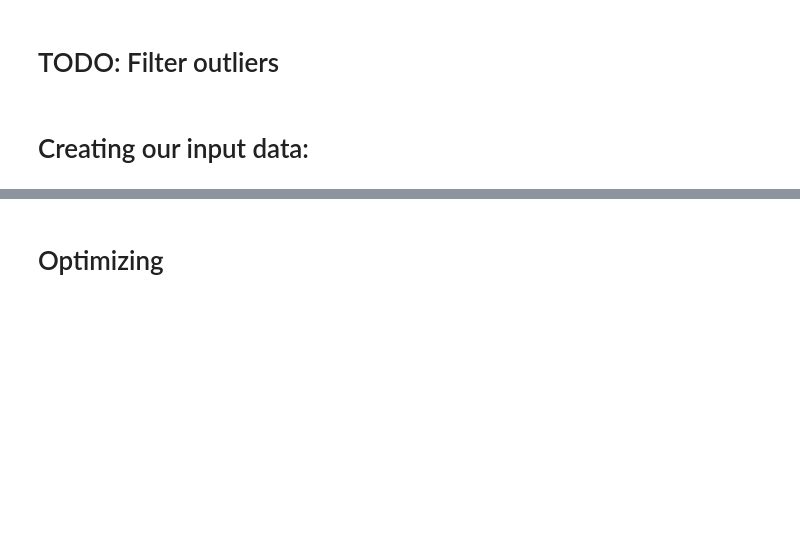
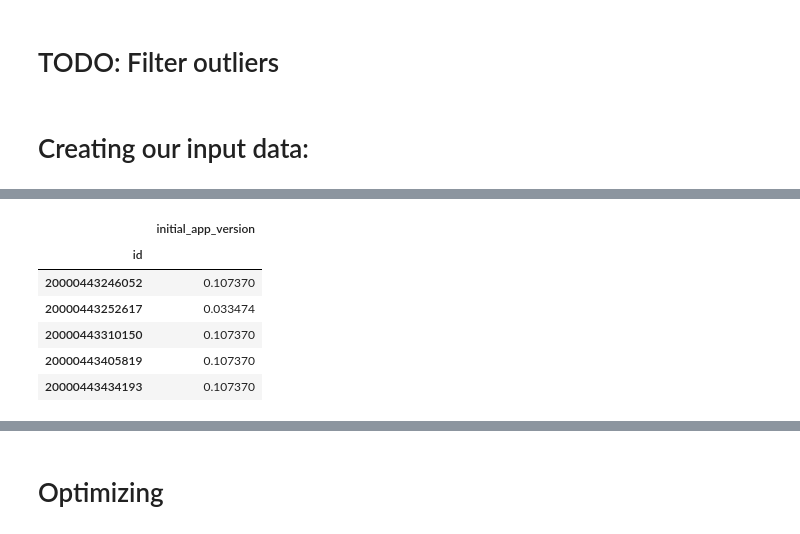
Before and after one commit to tomyitav/datahack-2018-challenge, a Jupyter notebook: datahack_2018.ipynb, the cells around one changed output, grey strips where cells are left out. Cells and saved outputs as stored; diff of their text form; code cells hidden in the pictures; blank space fills up the shorter version.

```diff
--- a/datahack_2018.ipynb
+++ b/datahack_2018.ipynb
@@ -154,0 +289,12 @@ accepted_rate.head()
+# %%
+app_ver = joined_df.groupby(['initial_app_version'])['churned'].mean()
+app_ver = joined_df.replace({'initial_app_version':app_ver}).groupby(['id'])['initial_app_version'].mean().to_frame()
+app_ver.head()
+# %% [output]
+|  | initial_app_version |
+| id |  |
+| 20000443246052 | 0.107370 |
+| 20000443252617 | 0.033474 |
+| 20000443310150 | 0.107370 |
+| 20000443405819 | 0.107370 |
+| 20000443434193 | 0.107370 |
```
Also changed, not shown: parts of 39 cells of this notebook.
